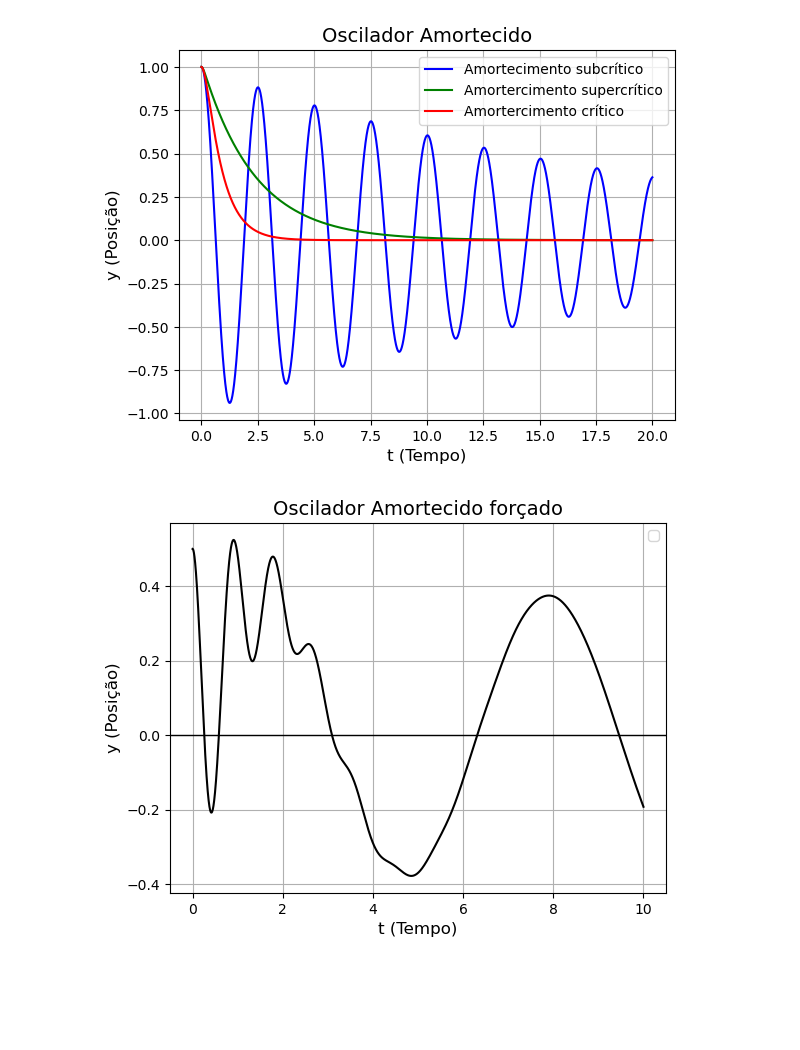
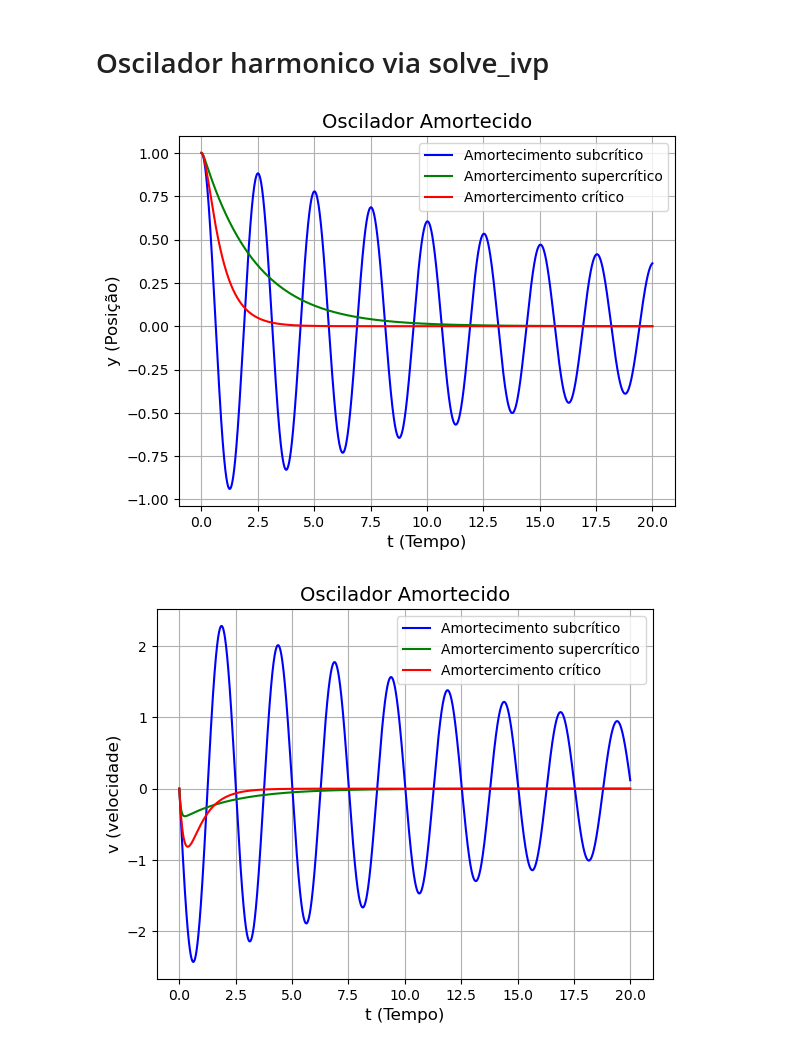
Before and after one commit to JVeloso14/Fisica-computacional-atividades, a Jupyter notebook: atividade 5/Oscilador harmonico/oscilador_harmonico_intermediario.ipynb, the cells around one changed output. Saved outputs shown, nothing was run; the diff lists cells and outputs as text; code cells hidden in the pictures; blank space fills up the shorter version.

```diff
--- a/atividade 5/Oscilador harmonico/oscilador_harmonico_intermediario.ipynb
+++ b/atividade 5/Oscilador harmonico/oscilador_harmonico_intermediario.ipynb
@@ -1,3 +1,5 @@
+# %% [markdown]
+# Oscilador harmonico via solve_ivp
 # %%
 import numpy as np
 from scipy.integrate import solve_ivp
@@ -21,24 +23,15 @@ class OsciladorAmortecido():
         t = np.linspace(0, 20, 10000)
         y = [1, 0]  # Condições iniciais: y(0)=1 e y'(0)=0
         solucao = solve_ivp(self.oscilador_amortecido, [0, 100], y0=y, t_eval=t, method='RK45')
-        return solucao.t , solucao.y[0]
+        return solucao.t , solucao.y[0], solucao.y[1]
 
     def solver2(self):
         t = np.linspace(0, 10, 10000)
         y = [0.5, 0]  # Condições iniciais: y(0)=0.5 e y'(0)=0
         solucao = solve_ivp(self.oscilador_amortecido_forçado, [0, 100], y0=y, t_eval=t, method='RK45')
-        return solucao.t , solucao.y[0]
+        return solucao.t , solucao.y[0] , solucao.y[1]
 
     def Moyses_figura(self):
-        def solucao_transiente(self):
-            """
-            Método para gerar a solução transiente do oscilador amortecido forçado.
-            A solução é composta por uma parte transiente e uma parte estacionária.
-            A parte transiente decai rapidamente, enquanto a parte estacionária é a resposta forçada do sistema.
-            A solução total é a soma dessas duas partes.
-
-            """
-
         gamma = 1.5  # Parâmetro de amortecimento
         omega_0 = 9  # Frequência natural
         omega = 1.0    # Frequência de forçamento
@@ -71,38 +64,51 @@ class OsciladorAmortecido():
         plt.show()
 
 solucao1 = OsciladorAmortecido(0.1) #subcritco
-t, y1 = solucao1.solver1()
+t, y1 , v1 = solucao1.solver1()
 
 solucao2 = OsciladorAmortecido(15) # supercritico
-t, y2= solucao2.solver1()
+t, y2, v2= solucao2.solver1()
 
 solucao3 = OsciladorAmortecido(6) # supercrítico
-t, y3= solucao3.solver1()
+t, y3, v3= solucao3.solver1()
 
 plt.plot(t, y1, color= 'Blue', label = 'Amortecimento subcrítico')
 plt.plot(t,y2, color = 'green', label = 'Amortercimento supercrítico')
 plt.plot(t,y3, color = 'red', label = 'Amortercimento crítico')
 plt.title('Oscilador Amortecido', fontsize=14)
 plt.xlabel('t (Tempo)', fontsize=12)
 plt.ylabel('y (Posição)', fontsize=12)
 plt.legend()
 plt.grid(True)
 plt.show()
 
+plt.plot(t, v1, color= 'Blue', label = 'Amortecimento subcrítico')
+plt.plot(t,v2, color = 'green', label = 'Amortercimento supercrítico')
+plt.plot(t,v3, color = 'red', label = 'Amortercimento crítico')
+plt.title('Oscilador Amortecido', fontsize=14)
+plt.xlabel('t (Tempo)', fontsize=12)
+plt.ylabel('v (velocidade)', fontsize=12)
+plt.legend()
+plt.grid(True)
+plt.show()
+
+
+
+
 solucao3 = OsciladorAmortecido(1.7)
-t, y4= solucao3.solver2()
+t, y4, v4= solucao3.solver2()
 
 plt.plot(t,y4, color= 'black')
 plt.title('Oscilador Amortecido forçado', fontsize=14)
 plt.xlabel('t (Tempo)', fontsize=12)
 plt.ylabel('y (Posição)', fontsize=12)
 plt.legend()
 plt.grid(True)
 plt.axhline(y=0, color='k', linewidth=1)
 plt.show()
 
 oscilador = OsciladorAmortecido(0.8)
 oscilador.Moyses_figura()
 # %% [output]
 [figure]
-[figure, old version]
+[figure, new version]
```
Also changed, not shown: parts of 1 cell of this notebook, 19 other files.
